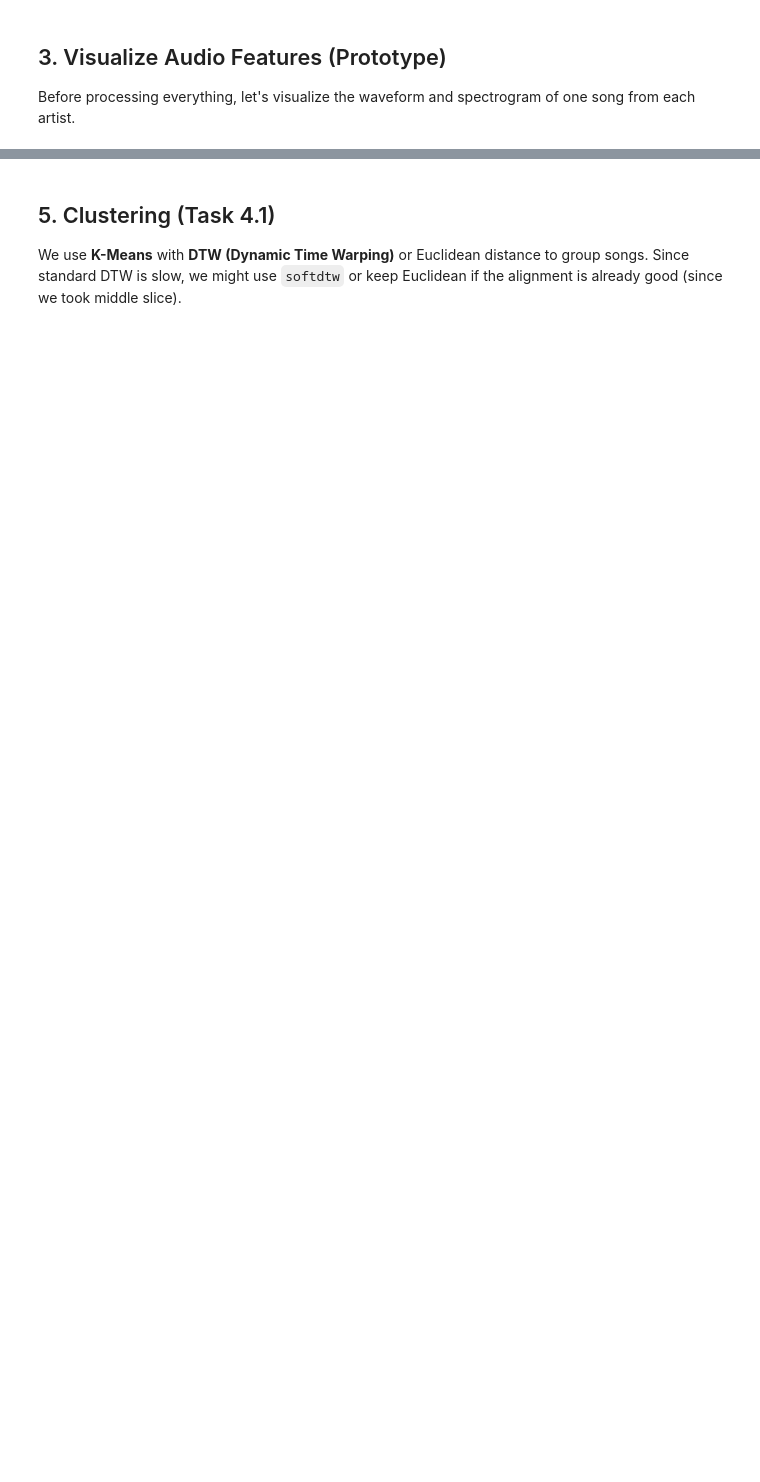
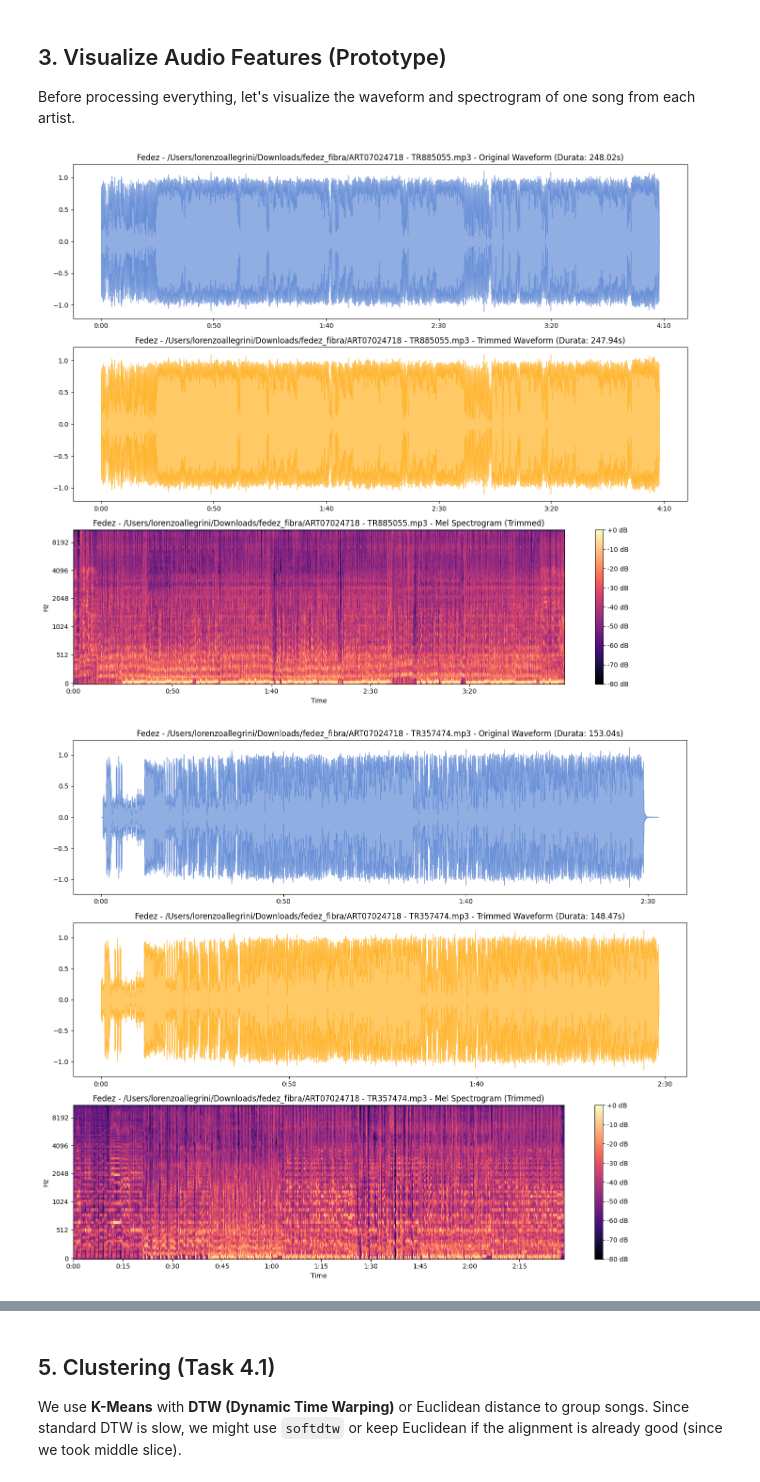
Before and after one commit to abderrahmane-salmi/UNIPI-Data-Mining-Project, a Jupyter notebook: task4/timeseries_analisys.ipynb, the cells around one changed output, grey strips where cells are left out. Drawn from its saved outputs; the diff is of its cells as text; code cells hidden in the pictures; blank space fills up the shorter version.

```diff
--- a/task4/timeseries_analisys.ipynb
+++ b/task4/timeseries_analisys.ipynb
@@ -54,36 +102,38 @@ print(f"Processing {len(target_files)} relevant files.")
 Before processing everything, let's visualize the waveform and spectrogram of one song from each artist.
 # %%
 def visualize_audio(file_path, title="Audio Visualization"):
-    # Load audio (using a lower sample rate for speed if needed, e.g., sr=22050)
-    # Loading first 30 seconds for visualization
-    y, sr = librosa.load(file_path, sr=22050, duration=30)
+    y, sr = librosa.load(file_path, sr=22050)
 
-    plt.figure(figsize=(14, 8))
+    y_trimmed, index = librosa.effects.trim(y, top_db=20)
 
-    # Waveform
-    plt.subplot(2, 1, 1)
-    librosa.display.waveshow(y, sr=sr)
-    plt.title(f"{title} - Waveform")
+    plt.figure(figsize=(14, 12))
 
-    # Mel Spectrogram
-    plt.subplot(2, 1, 2)
-    S = librosa.feature.melspectrogram(y=y, sr=sr, n_mels=128)
+    plt.subplot(3, 1, 1)
+    librosa.display.waveshow(y, sr=sr, alpha=0.6)
+    plt.title(f"{title} - Original Waveform (Durata: {librosa.get_duration(y=y, sr=sr):.2f}s)")
+    plt.xlabel("") # Rimuovo label x per pulizia
+
+    plt.subplot(3, 1, 2)
+    librosa.display.waveshow(y_trimmed, sr=sr, color='orange', alpha=0.6)
+    plt.title(f"{title} - Trimmed Waveform (Durata: {librosa.get_duration(y=y_trimmed, sr=sr):.2f}s)")
+    plt.xlabel("")
+
+    plt.subplot(3, 1, 3)
+    S = librosa.feature.melspectrogram(y=y_trimmed, sr=sr, n_mels=128)
     S_dB = librosa.power_to_db(S, ref=np.max)
-    librosa.display.specshow(S_dB, sr=sr, x_axis='time', y_axis='mel')
-    plt.colorbar(format='%+2.0f dB')
-    plt.title(f"{title} - Mel Spectrogram")
+
+    img = librosa.display.specshow(S_dB, sr=sr, x_axis='time', y_axis='mel')
+    plt.colorbar(img, format='%+2.0f dB')
+    plt.title(f"{title} - Mel Spectrogram (Trimmed)")
 
     plt.tight_layout()
     plt.show()
 
-# Visualize one random file from Fedez and one from Fabri Fibra
-fedez_sample = next((f for f in target_files if get_artist_from_filename(f) == "Fedez"), None)
-fibra_sample = next((f for f in target_files if get_artist_from_filename(f) == "Fabri Fibra"), None)
+for sample in fedez_files[:2]:
+    visualize_audio(os.path.join(MP3_FOLDER, sample), title=f"Fedez - {sample}")
 
-if fedez_sample:
-    print("Visualizing Fedez sample:", fedez_sample)
-    visualize_audio(os.path.join(MP3_FOLDER, fedez_sample), title=f"Fedez - {fedez_sample}")
-
-if fibra_sample:
-    print("Visualizing Fabri Fibra sample:", fibra_sample)
-    visualize_audio(os.path.join(MP3_FOLDER, fibra_sample), title=f"Fabri Fibra - {fibra_sample}")
+for sample in fibra_files[:2]:
+    visualize_audio(os.path.join(MP3_FOLDER, sample), title=f"Fabri Fibra - {sample}")
+# %% [output]
+[figure, added]
+[figure, added]
```
Also changed, not shown: parts of 7 cells of this notebook, 1 other file.
